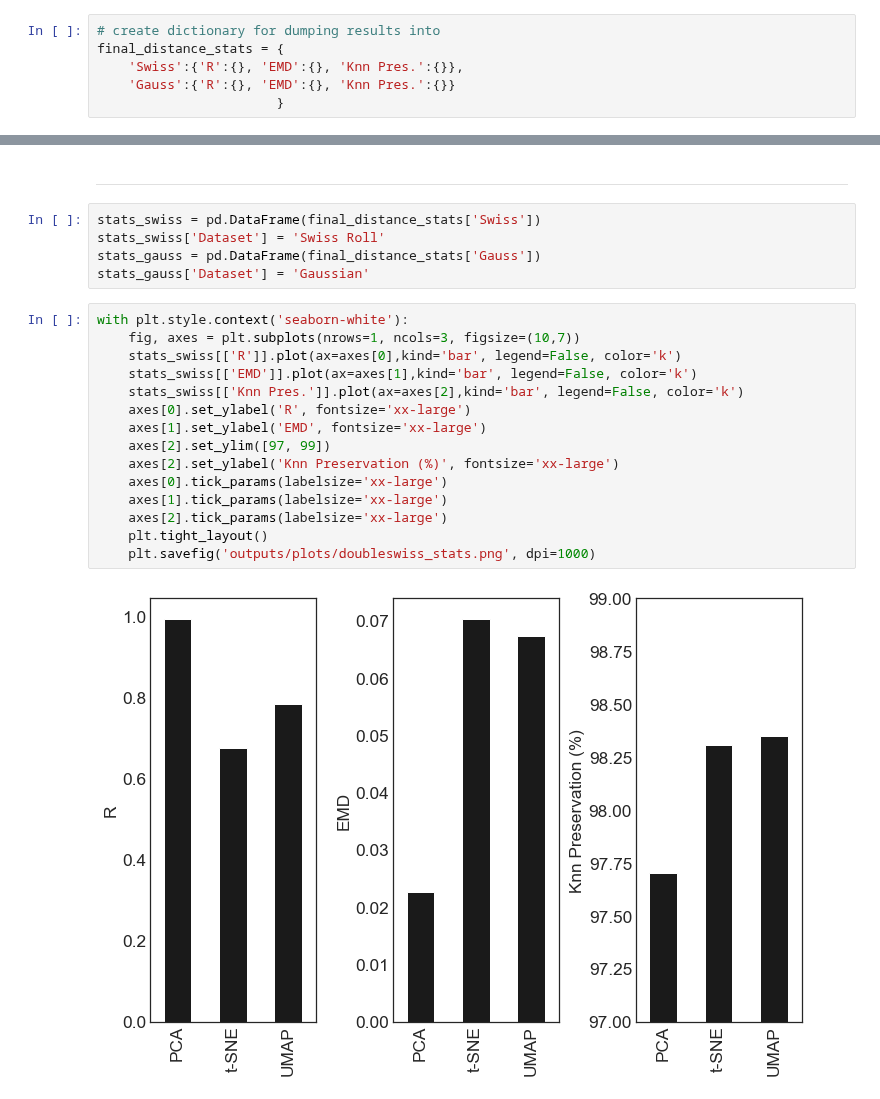
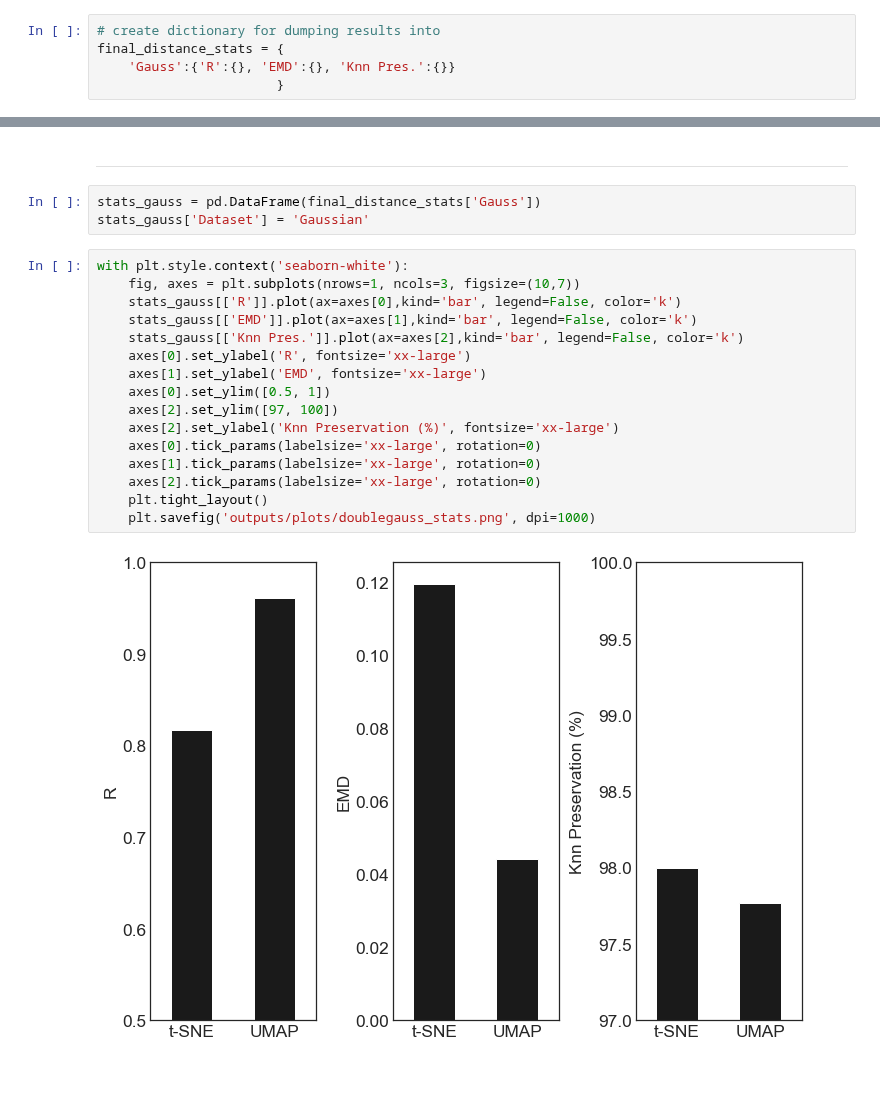
Before and after one commit to codyheiser/furry-couscous, a Jupyter notebook: dev/bimodal.ipynb, the cells around one changed output, grey strips where cells are left out. Drawn from its saved outputs; the diff is of its cells as text.

```diff
--- a/dev/bimodal.ipynb
+++ b/dev/bimodal.ipynb
@@ -26,7 +23,6 @@ warnings.simplefilter('ignore', numba.errors.NumbaPerformanceWarning)
 # %%
 # create dictionary for dumping results into
 final_distance_stats = {
-    'Swiss':{'R':{}, 'EMD':{}, 'Knn Pres.':{}},
     'Gauss':{'R':{}, 'EMD':{}, 'Knn Pres.':{}}
                        }
 # %% [markdown]
@@ -316,24 +168,23 @@ SP_plot(gauss.uns['X_norm_distances'], gauss.uns['X_umap_norm_distances'], label
 # %% [markdown]
 ---
 # %%
-stats_swiss = pd.DataFrame(final_distance_stats['Swiss'])
-stats_swiss['Dataset'] = 'Swiss Roll'
 stats_gauss = pd.DataFrame(final_distance_stats['Gauss'])
 stats_gauss['Dataset'] = 'Gaussian'
 # %%
 with plt.style.context('seaborn-white'):
     fig, axes = plt.subplots(nrows=1, ncols=3, figsize=(10,7))
-    stats_swiss[['R']].plot(ax=axes[0],kind='bar', legend=False, color='k')
-    stats_swiss[['EMD']].plot(ax=axes[1],kind='bar', legend=False, color='k')
-    stats_swiss[['Knn Pres.']].plot(ax=axes[2],kind='bar', legend=False, color='k')
+    stats_gauss[['R']].plot(ax=axes[0],kind='bar', legend=False, color='k')
+    stats_gauss[['EMD']].plot(ax=axes[1],kind='bar', legend=False, color='k')
+    stats_gauss[['Knn Pres.']].plot(ax=axes[2],kind='bar', legend=False, color='k')
     axes[0].set_ylabel('R', fontsize='xx-large')
     axes[1].set_ylabel('EMD', fontsize='xx-large')
-    axes[2].set_ylim([97, 99])
+    axes[0].set_ylim([0.5, 1])
+    axes[2].set_ylim([97, 100])
     axes[2].set_ylabel('Knn Preservation (%)', fontsize='xx-large')
-    axes[0].tick_params(labelsize='xx-large')
-    axes[1].tick_params(labelsize='xx-large')
-    axes[2].tick_params(labelsize='xx-large')
+    axes[0].tick_params(labelsize='xx-large', rotation=0)
+    axes[1].tick_params(labelsize='xx-large', rotation=0)
+    axes[2].tick_params(labelsize='xx-large', rotation=0)
     plt.tight_layout()
-    plt.savefig('outputs/plots/doubleswiss_stats.png', dpi=1000)
+    plt.savefig('outputs/plots/doublegauss_stats.png', dpi=1000)
 # %% [output]
-[figure, old version]
+[figure, new version]
```
Also changed, not shown: parts of 43 cells of this notebook, 3 other files.
